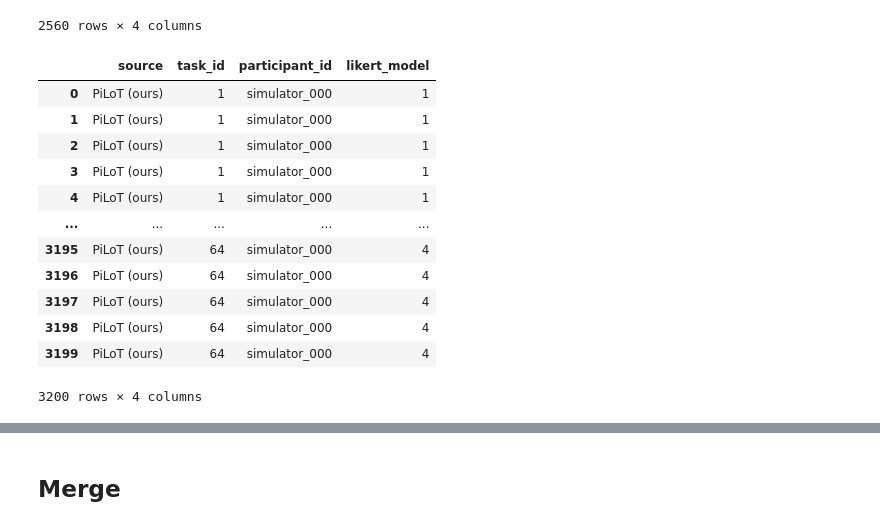
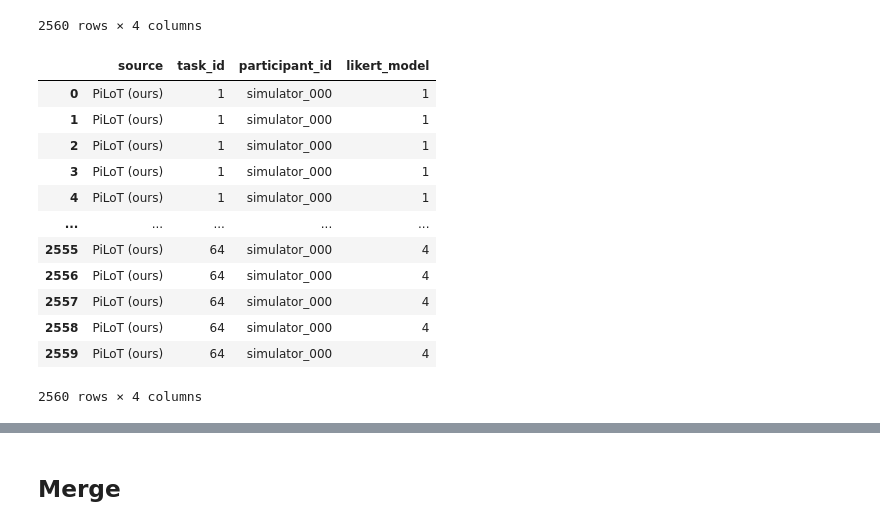
Before and after one commit to cedzhang/physical-language-understanding, a Jupyter notebook: analysis/make_tall_df.ipynb, the cells around one changed output, grey strips where cells are left out. Drawn from its saved outputs; the diff is of its cells as text; code cells hidden in the pictures.

```diff
--- a/analysis/make_tall_df.ipynb
+++ b/analysis/make_tall_df.ipynb
@@ -14,5 +23,5 @@ sns.set_theme(context='notebook', style='ticks', font_scale=1.25)
 # %%
-EXPERIMENT_ID = "run-2023-01-30-12-55-36"
+EXPERIMENT_ID = "run-2023-01-31-23-30"
 
 FILE_STIMULI = os.path.join("../", "prompting", "data", "stimuli_v1.csv")
 FILE_CODEX_RESULTS = os.path.join("../", "experiments", EXPERIMENT_ID, "codex", "results.csv")
@@ -55,40 +64,40 @@ df_human_tall
 | 2495 | human | 64 | human_173 | 1 |
 2560 rows × 4 columns
 # %%
-N_PSEUDOPARTICIPANTS = 50
+N_PSEUDOPARTICIPANTS = 40
 data = []
 
 for _, row in df_simulator.iterrows():
     if not row["probs"]:
         raise ValueError(f"WARNING: No results for task_id {task_id}")
 
     probs = ast.literal_eval(row["probs"])
     support = ast.literal_eval(row["support"])
 
     for p, v in zip(probs, support):
         for _ in range(round(N_PSEUDOPARTICIPANTS * p)):
             data.append({
                 "task_id": row["task_id"],
                 "likert_model": v,
                 # "example_answer": row["example_answer"]
             })
 
 df_simulator_tall = pd.DataFrame(data)
 df_simulator_tall["source"] = "PiLoT (ours)"
 df_simulator_tall["participant_id"] = "simulator_000"
 df_simulator_tall = df_simulator_tall[["source", "task_id", "participant_id", "likert_model"]].sort_values(["task_id", "participant_id"])
 df_simulator_tall
 # %% [output]
 |  | source | task_id | participant_id | likert_model |
 | 0 | PiLoT (ours) | 1 | simulator_000 | 1 |
 | 1 | PiLoT (ours) | 1 | simulator_000 | 1 |
 | 2 | PiLoT (ours) | 1 | simulator_000 | 1 |
 | 3 | PiLoT (ours) | 1 | simulator_000 | 1 |
 | 4 | PiLoT (ours) | 1 | simulator_000 | 1 |
 | ... | ... | ... | ... | ... |
-| 3195 | PiLoT (ours) | 64 | simulator_000 | 4 |
-| 3196 | PiLoT (ours) | 64 | simulator_000 | 4 |
-| 3197 | PiLoT (ours) | 64 | simulator_000 | 4 |
-| 3198 | PiLoT (ours) | 64 | simulator_000 | 4 |
-| 3199 | PiLoT (ours) | 64 | simulator_000 | 4 |
+| 2555 | PiLoT (ours) | 64 | simulator_000 | 4 |
+| 2556 | PiLoT (ours) | 64 | simulator_000 | 4 |
+| 2557 | PiLoT (ours) | 64 | simulator_000 | 4 |
+| 2558 | PiLoT (ours) | 64 | simulator_000 | 4 |
+| 2559 | PiLoT (ours) | 64 | simulator_000 | 4 |
-3200 rows × 4 columns
+2560 rows × 4 columns
```
Also changed, not shown: parts of 32 cells of this notebook, 1 other file.
